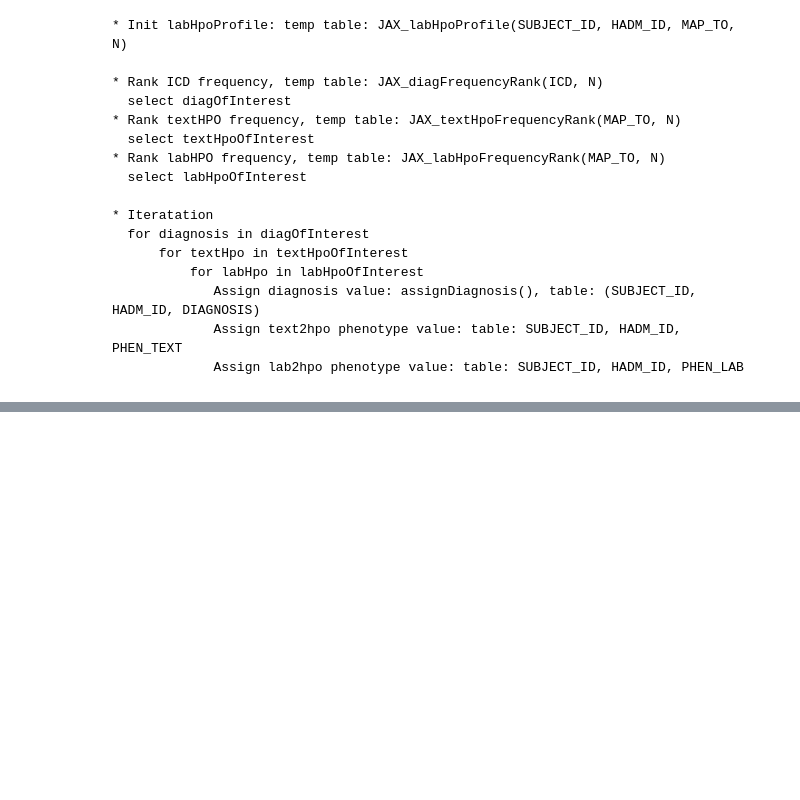
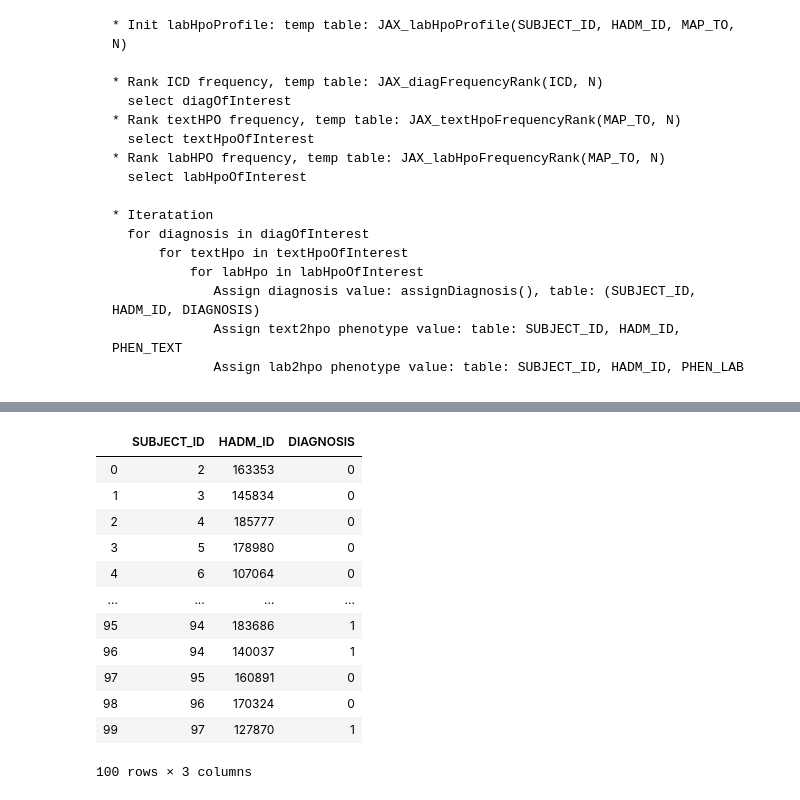
Before and after one commit to TheJacksonLaboratory/MIMIC_HPO, a Jupyter notebook: src/main/resources/mutual_info.ipynb, the cells around one changed output, grey strips where cells are left out. Cells and saved outputs as stored; diff of their text form; code cells hidden in the pictures; blank space fills up the shorter version.

```diff
--- a/src/main/resources/mutual_info.ipynb
+++ b/src/main/resources/mutual_info.ipynb
@@ -708,0 +853,7 @@ N, summary_statistics1, summary_statistics2 = iterate(diagnosis_threshold_min =
+# %%
+encounterOfInterest(debug=True)
+diagnosisProfile()
+rankICD()
+diagnosis = '401'
+rankHpoFromText(diagnosis)
+rankHpoFromLab(diagnosis)
@@ -708,0 +876,17 @@ N, summary_statistics1, summary_statistics2 = iterate(diagnosis_threshold_min =
+# %%
+createDiagnosisTable(diagnosis)
+pd.read_sql_query("SELECT * FROM JAX_mf_diag", mydb)
+# %% [output]
+|  | SUBJECT_ID | HADM_ID | DIAGNOSIS |
+| 0 | 2 | 163353 | 0 |
+| 1 | 3 | 145834 | 0 |
+| 2 | 4 | 185777 | 0 |
+| 3 | 5 | 178980 | 0 |
+| 4 | 6 | 107064 | 0 |
+| ... | ... | ... | ... |
+| 95 | 94 | 183686 | 1 |
+| 96 | 94 | 140037 | 1 |
+| 97 | 95 | 160891 | 0 |
+| 98 | 96 | 170324 | 0 |
+| 99 | 97 | 127870 | 1 |
+100 rows × 3 columns
```
Also changed, not shown: parts of 17 cells of this notebook.
